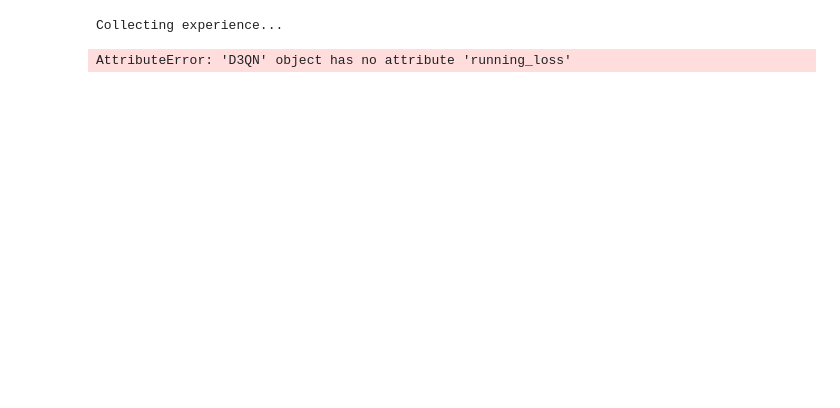
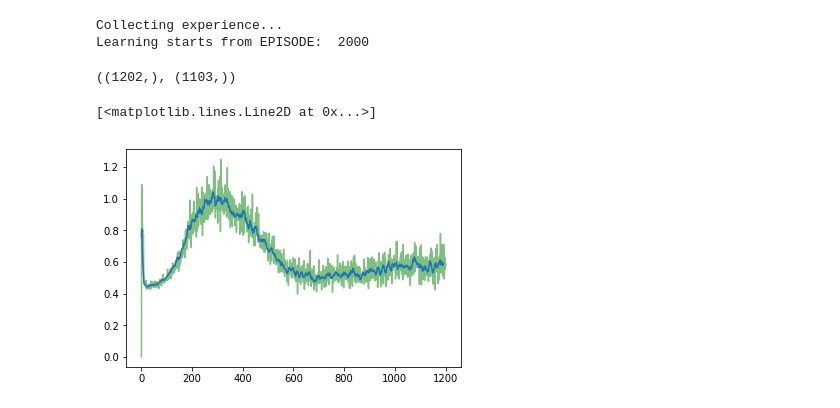
Before and after one commit to 5mali/cartpole_ecosys, a Jupyter notebook: ECO_F/BASE_F.ipynb, the cells around one changed output. Cells and saved outputs as stored; diff of their text form; code cells hidden in the pictures; blank space fills up the shorter version.

```diff
--- a/ECO_F/BASE_F.ipynb
+++ b/ECO_F/BASE_F.ipynb
@@ -76,7 +76,9 @@ class D3QN(object):
 
         self.optimizer           = torch.optim.Adam(self.eval_net.parameters(), lr=LR)
         self.loss_func           = nn.MSELoss()
+
         self.running_loss        = 0
+        self.loss_rec            = 0
     def choose_action(self, x):
         x = torch.unsqueeze(torch.FloatTensor(x), 0)
         # input only one sample
@@ -146,8 +148,13 @@ class D3QN(object):
 
         self.running_loss += loss.mean().item()
         if self.learn_step_counter % TARGET_REPLACE_ITER == 0:
-            print('EPISODE: ', i_episode, 'LOSS : %.3f' %(self.running_loss / TARGET_REPLACE_ITER))
+            self.loss_rec = np.append(self.loss_rec, self.running_loss / TARGET_REPLACE_ITER)
             self.running_loss = 0.0
+
+#         self.running_loss += loss.mean().item()
+#         if self.learn_step_counter % TARGET_REPLACE_ITER == 0:
+#             print('EPISODE: ', i_episode, 'LOSS : %.3f' %(self.running_loss / TARGET_REPLACE_ITER))
+#             self.running_loss = 0.0
 # %%
 dqn = D3QN()
 NO_OF_EPISODES = 5000
@@ -212,4 +219,4 @@ for i_episode in range(NO_OF_EPISODES):
 #         EPSILON += 0.02
 # %% [output]
 Collecting experience...
+Learning starts from EPISODE:  2000
-AttributeError: 'D3QN' object has no attribute 'running_loss'
@@ -219 +223,13 @@ ravg = running_mean(time_rec, WINDOW)
+# %%
+dqn.loss_rec.shape, lossavg.shape
+# %% [output]
+((1202,), (1103,))
+# %%
+WINDOW = 10
+lossavg = running_mean(dqn.loss_rec, WINDOW)
+plt.plot(dqn.loss_rec,alpha=0.5,color='g')
+plt.plot(lossavg)
+# %% [output]
+[<matplotlib.lines.Line2D at 0x...>]
+[figure, added]
 # %%
```
Also changed, not shown: parts of 5 cells of this notebook, 15 other files.
